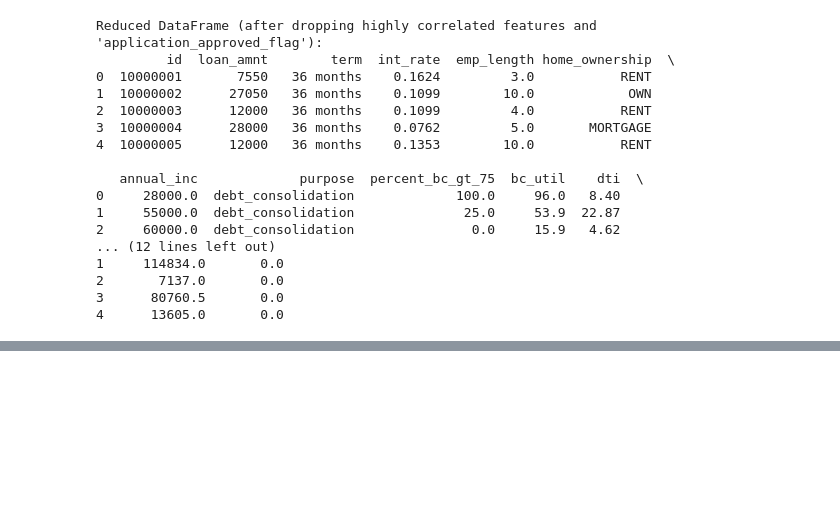
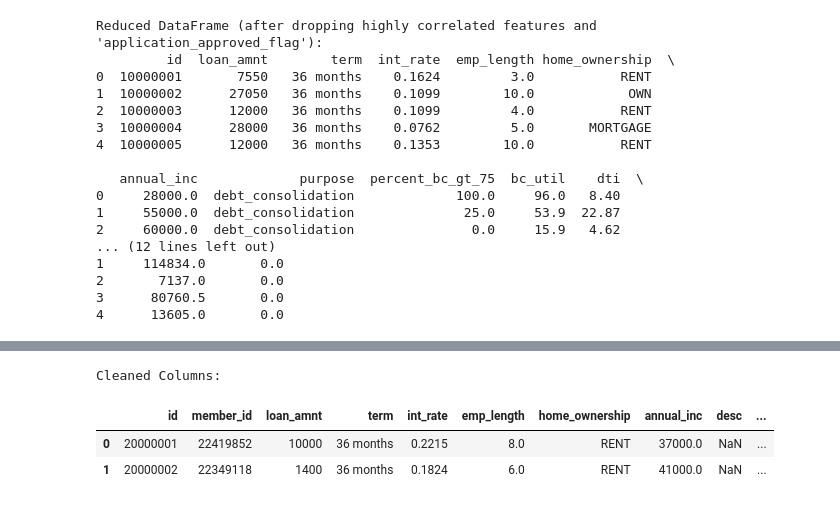
Before and after one commit to swatipadhee/Loan, a Jupyter notebook: EDA.ipynb, the cells around one changed output, grey strips where cells are left out. Saved outputs shown, nothing was run; the diff lists cells and outputs as text; code cells hidden in the pictures; blank space fills up the shorter version.

```diff
--- a/EDA.ipynb
+++ b/EDA.ipynb
@@ -773,0 +795,19 @@ df3_reduced.to_csv('training_processed_data.csv', index=False)
+# %%
+# Clean 'years' column: Remove "years" and retain numbers
+if 'emp_length' in dft.columns:  # Replace 'years' with the actual column name
+    dft['emp_length'] = dft['emp_length'].str.extract(r'(\d+)').astype(float)
+
+# Clean percentage columns: Remove '%' and convert to decimal
+percentage_columns = ['int_rate', 'revol_util']  # Replace with actual percentage column names
+for col in percentage_columns:
+    if col in dft.columns:
+        dft[col] = dft[col].str.replace('%', '', regex=True).astype(float) / 100
+
+# Display cleaned dataset
+print("Cleaned Columns:")
+dft.head(2)
+# %% [output]
+Cleaned Columns:
+|  | id | member_id | loan_amnt | term | int_rate | emp_length | home_ownership | annual_inc | desc | ... |
+| 0 | 20000001 | 22419852 | 10000 | 36 months | 0.2215 | 8.0 | RENT | 37000.0 | NaN | ... |
+| 1 | 20000002 | 22349118 | 1400 | 36 months | 0.1824 | 6.0 | RENT | 41000.0 | NaN | ... |
```
Also changed, not shown: parts of 4 cells of this notebook.
